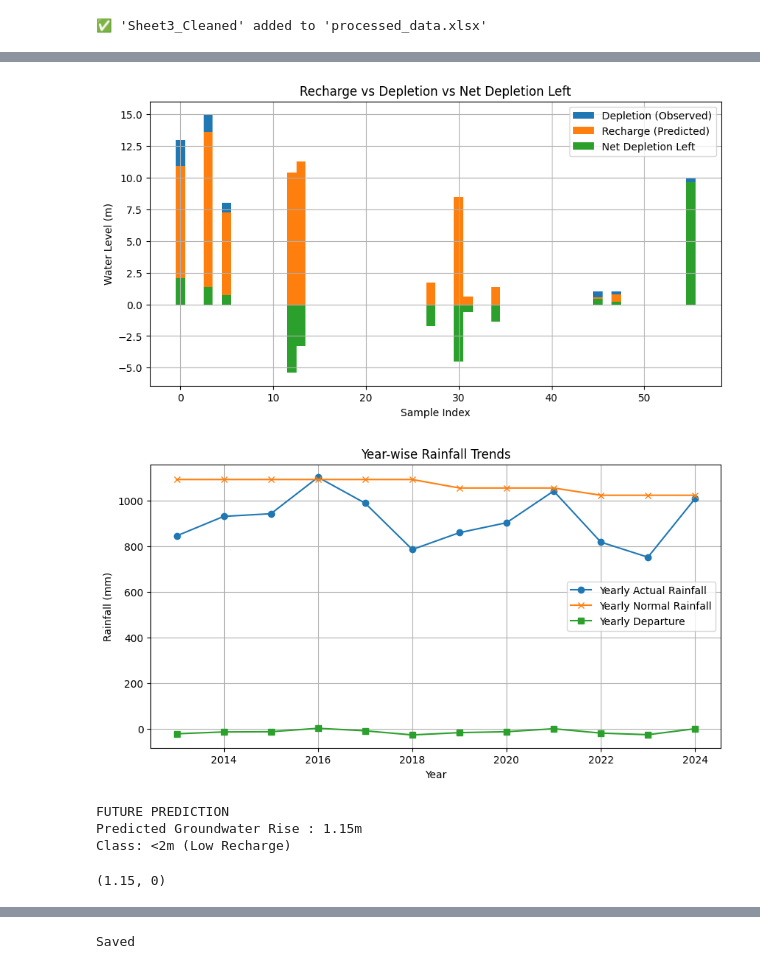
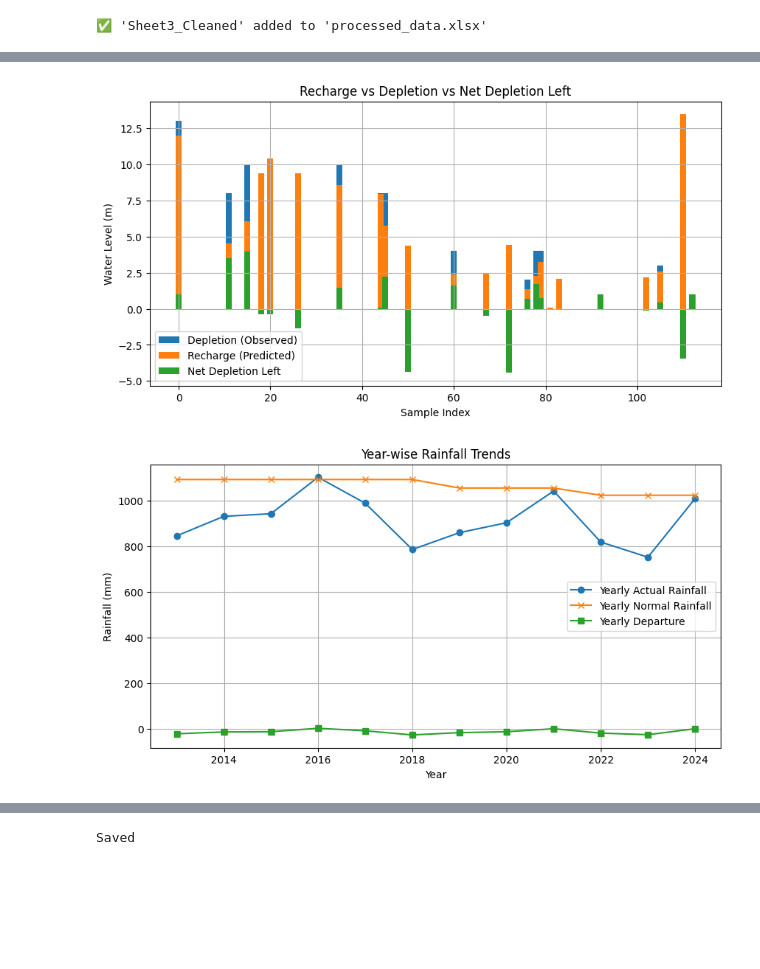
Before and after one commit to priyakumari-hub/groundwater-depletion-recharge-, a Jupyter notebook: process.ipynb, the cells around one changed output, grey strips where cells are left out. Cells and saved outputs as stored; diff of their text form; code cells hidden in the pictures; blank space fills up the shorter version.

```diff
--- a/process.ipynb
+++ b/process.ipynb
@@ -207,26 +210,27 @@ sheet3_cleaned["Prev_Year_Rainfall"] = sheet3_cleaned["Yearly_Actual_mm"].shift(
 sheet3_cleaned["Rainfall_3yr_Avg"] = sheet3_cleaned["Yearly_Actual_mm"].rolling(3, min_periods=1).mean()
 # %%
 #merging sheet1 sheet2
-rainfall_agg = sheet2_cleaned.groupby(["District", "Year"]).agg({
-    "Actual Rainfall (mm)": "mean",
-    "Normal Rainfall (mm)": "mean",
-    "Departure (mm)": "mean"
-}).reset_index()
+# Ensure merge keys have the same type
 
+sheet1_cleaned['District'] = sheet1_cleaned['District'].astype(str)
+sheet2_cleaned['District'] = sheet2_cleaned['District'].astype(str)
 
-sheet1_cleaned["Year"] = sheet1_cleaned["Year"].astype(int)
-rainfall_agg["Year"] = rainfall_agg["Year"].astype(int)
+sheet1_cleaned['Year'] = sheet1_cleaned['Year'].astype(int)
+sheet2_cleaned['Year'] = sheet2_cleaned['Year'].astype(int)
 
-sheet1_cleaned["District"] = sheet1_cleaned["District"].astype(int)
-rainfall_agg["District"] = rainfall_agg["District"].astype(int)
+# Identify all columns in sheet2 except the merge keys
+cols_to_merge = [col for col in sheet2_cleaned.columns if col not in ['District', 'Year']]
 
-# Merge
-merged_df = pd.merge(sheet1_cleaned, rainfall_agg, on=["District", "Year"], how="inner")
+# Merge the two sheets, keeping all rows from sheet1
+merged_df = pd.merge(
+    sheet1_cleaned,
+    sheet2_cleaned[['District', 'Year'] + cols_to_merge],
+    on=['District', 'Year'],
+    how='inner'
+)
 
-# View result
-print(merged_df.shape)
-print(merged_df.head())
-
+print(merged_df.head(10))
+# Save the merged dataframe
 merged_df.to_excel("processed_data.xlsx", index=False)
-print("✅ Merge complete. Saved as merged_data.xlsx")
+print("✅ Merge complete. Saved as processed_data.xlsx")
 # %% [output]
@@ -366,65 +389,39 @@ Confusion Matrix:
 # %%
-#recharge vs depletion plot
+#recharge vs depletion plot vs net depletion
 # # Compute Net Depletion Left
-df_test = X_test.copy()
+#doubt
+df_test = X_test.copy()   # Xtest from train-split
+
 df_test['Predicted_Recharge'] = y_pred
 df_test['Total_Fall'] = y_test.values  # observed depletion
 df_test['Net_Depletion_Left'] = df_test['Total_Fall'] - df_test['Predicted_Recharge']
 
 # Plots
 # 1. Recharge (predicted) vs Depletion (observed)
-bar_width = 1
+bar_width = 1.3
 plt.figure(figsize=(10,5))
 plt.bar(df_test.index, df_test['Total_Fall'],bar_width , label='Depletion (Observed)')
 plt.bar(df_test.index, df_test['Predicted_Recharge'],bar_width , label='Recharge (Predicted)')
 plt.bar(df_test.index, df_test['Net_Depletion_Left'],bar_width , label='Net Depletion Left')
 plt.xlabel("Sample Index")
 plt.ylabel("Water Level (m)")
 plt.title("Recharge vs Depletion vs Net Depletion Left")
 plt.legend()
 plt.grid(True)
 plt.show()
 
 # 2. Year-wise rainfall from Sheet2
 df_yearly = pd.read_excel("processed_data.xlsx", sheet_name="Sheet2")
 plt.figure(figsize=(10,5))
 plt.plot(df_yearly['YEAR'], df_yearly['Yearly_Actual_mm'], marker='o', label='Yearly Actual Rainfall')
 plt.plot(df_yearly['YEAR'], df_yearly['Yearly_Normal_mm'], marker='x', label='Yearly Normal Rainfall')
 plt.plot(df_yearly['YEAR'], df_yearly['Yearly_Departure_mm'], marker='s', label='Yearly Departure')
 plt.xlabel("Year")
 plt.ylabel("Rainfall (mm)")
 plt.title("Year-wise Rainfall Trends")
 plt.legend()
 plt.grid(True)
 plt.show()
 # %% [output]
-[figure, old version]
+[figure, new version]
 [figure]
-# %%
-def predict(actual_rainfall,normal_rainfall,departure,total_fall):
-
-    future_data=pd.DataFrame([[actual_rainfall,normal_rainfall,departure,total_fall]],columns=X_cols)
-    future_scaled=scaler.transform(future_data)
-
-    rise_pred=float(rf.predict(future_scaled)[0])
-    rise_class=1 if rise_pred >=2 else 0
-
-    print("FUTURE PREDICTION")
-    print(f"Predicted Groundwater Rise : {rise_pred:.2f}m")
-    if rise_class == 1:
-        print("Class: >=2m (Good Recharge)")
-    else:
-        print("Class: <2m (Low Recharge)")
-    return rise_pred,rise_class
-
-predict(
-    actual_rainfall=220,
-    normal_rainfall=380,
-    departure=160,
-    total_fall=5.0
-)
-# %% [output]
-FUTURE PREDICTION
-Predicted Groundwater Rise : 1.15m
-Class: <2m (Low Recharge)
-(1.15, 0)
```
Also changed, not shown: parts of 12 cells of this notebook, 8 other files.
